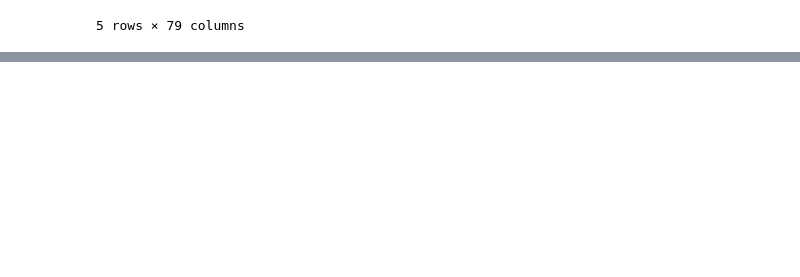
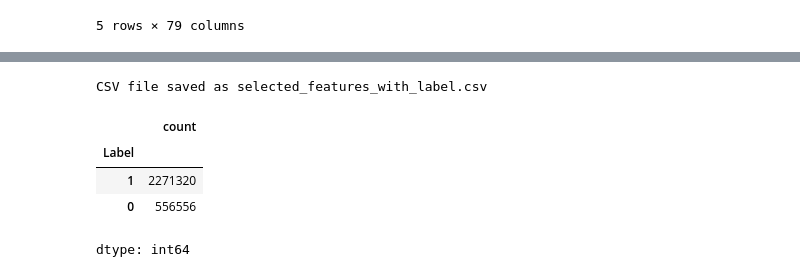
Before and after one commit to GVK1992/Adaptive-Ensemble-IDS-IoT, a Jupyter notebook: Code.ipynb, the cells around one changed output, grey strips where cells are left out. Saved outputs shown, nothing was run; the diff lists cells and outputs as text; code cells hidden in the pictures; blank space fills up the shorter version.

```diff
--- a/Code.ipynb
+++ b/Code.ipynb
@@ -54,0 +176,4 @@ memory usage: 43.5 MB
+# %%
+X=features
+X_scaled=features_scaled
+y=target
@@ -54,0 +214,20 @@ memory usage: 43.5 MB
+# %%
+# Using a sample of data for feature selection using logistic regression with L1 penality
+sample_size = 200_000
+X_sample = X_selected.sample(n=sample_size, random_state=42)
+y_sample = y.loc[X_sample.index]
+
+# Scale
+scaler = StandardScaler()
+X_scaled = scaler.fit_transform(X_sample)
+
+# L1 Logistic Regression
+model = LogisticRegression(penalty='l1', solver='saga', max_iter=2000, n_jobs=-1, C=0.1)
+model.fit(X_scaled, y_sample)
+
+# Selecting features
+selector = SelectFromModel(model, prefit=True, max_features=20)
+selected_features = X_selected.columns[selector.get_support()].tolist()
+
+print("Top 20 features selected:")
+print(selected_features)
@@ -54,0 +248,17 @@ memory usage: 43.5 MB
+# %%
+final_df = df[selected_features].copy()
+final_df['Label'] = y
+
+# Saveing to csv
+final_df.to_csv('selected_features_with_label.csv', index=False)
+print("CSV file saved as selected_features_with_label.csv")
+# %% [output]
+CSV file saved as selected_features_with_label.csv
+# %%
+final_df['Label'].value_counts()
+# %% [output]
+|  | count |
+| Label |  |
+| 1 | 2271320 |
+| 0 | 556556 |
+dtype: int64
```
Also changed, not shown: parts of 28 cells of this notebook.
